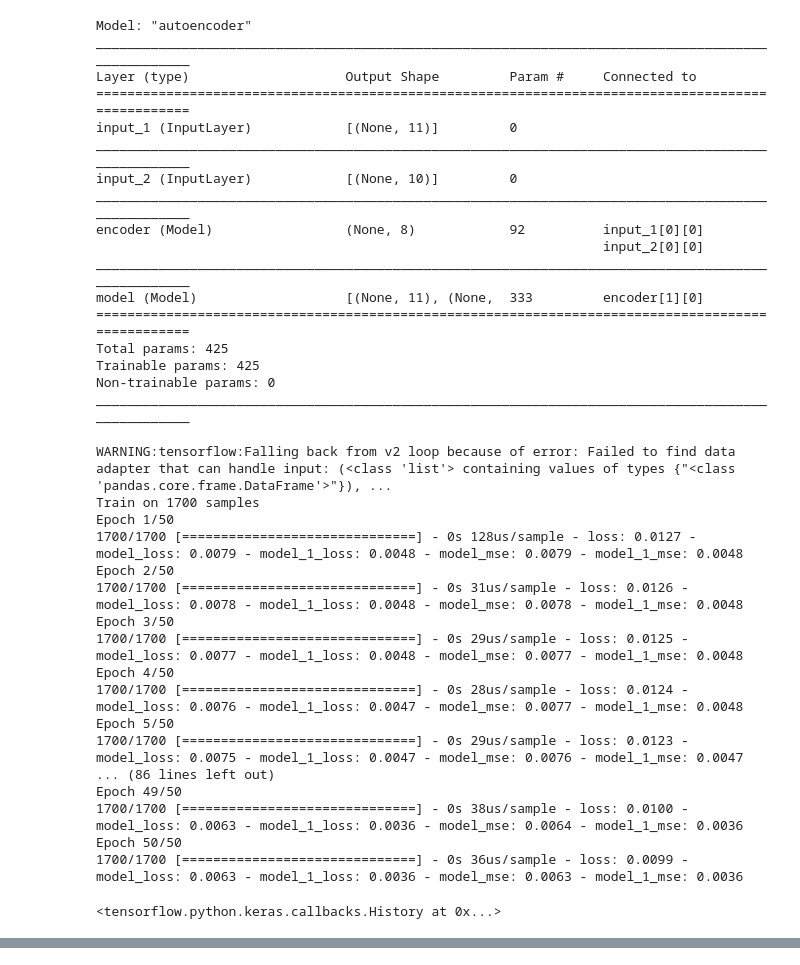
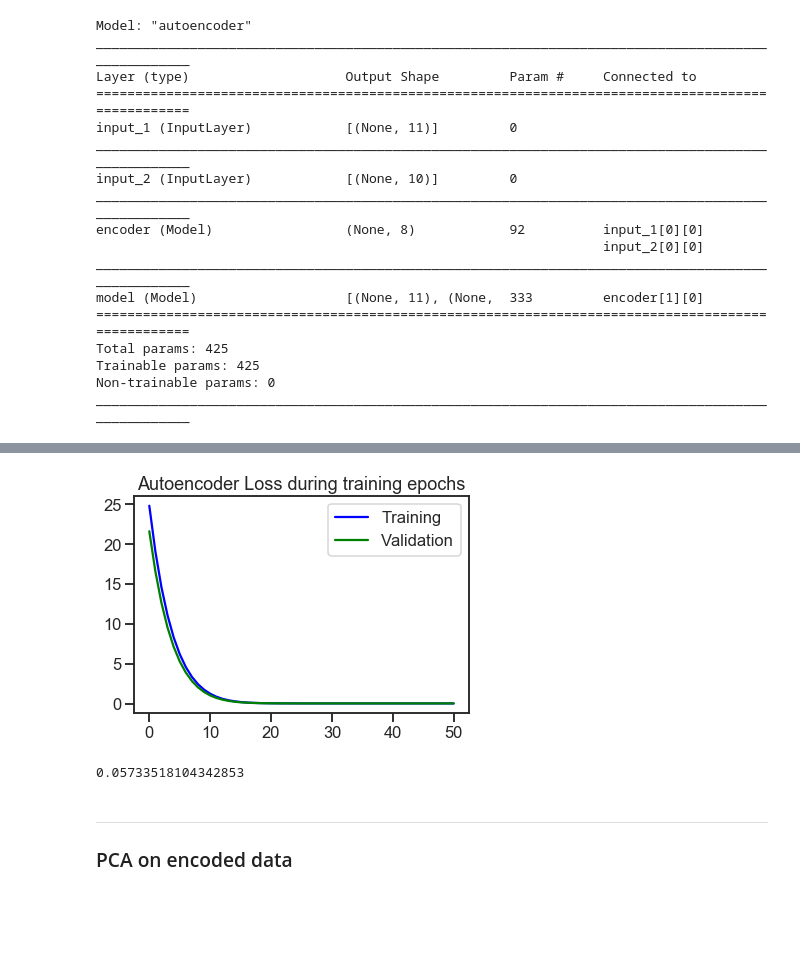
Before and after one commit to TomasSuarezL/oss-stage-2019, a Jupyter notebook: CTG Dataset/CTG_dataset_multi_input.ipynb, the cells around one changed output, grey strips where cells are left out. Drawn from its saved outputs; the diff is of its cells as text; code cells hidden in the pictures; blank space fills up the shorter version.

Commit message:
CTG autoencoder multi-input testing

```diff
--- a/CTG Dataset/CTG_dataset_multi_input.ipynb
+++ b/CTG Dataset/CTG_dataset_multi_input.ipynb
@@ -192,0 +198,11 @@ autoencoder.compile(optimizer=optimizer,
+# %%
+## Call autoencoder build function and get the AE, the encoder and the decoder.
+autoencoder, encoder, decoder = build_multi_autoencoder(8, (X_train_first.shape[1],X_train_second.shape[1]), tf.keras.regularizers.l2(1))
+# Set Optimizer: Adam with learning rate=0.001
+optimizer = tf.keras.optimizers.Adam(0.001)
+# Set Early Stop Callback
+early_stop = keras.callbacks.EarlyStopping(monitor='val_loss', min_delta=0.0001, patience=10,  mode='auto', baseline=None, restore_best_weights=False, verbose=1)
+# Compile the autoencoder using Mean Square Error loss function for both inputs.
+autoencoder.compile(optimizer=optimizer,
+                        loss=["mse","mse"],
+                        metrics=['mse'])
@@ -210,24 +228,21 @@ Total params: 425
 Trainable params: 425
 Non-trainable params: 0
 __________________________________________________________________________________________________
-# %%
-autoencoder.fit([X_train_first, X_train_second],[X_train_first, X_train_second], epochs=50, verbose=1)
-# %% [output]
-WARNING:tensorflow:Falling back from v2 loop because of error: Failed to find data adapter that can handle input: (<class 'list'> containing values of types {"<class 'pandas.core.frame.DataFrame'>"}), ...
-Train on 1700 samples
-Epoch 1/50
-1700/1700 [==============================] - 0s 128us/sample - loss: 0.0127 - model_loss: 0.0079 - model_1_loss: 0.0048 - model_mse: 0.0079 - model_1_mse: 0.0048
-Epoch 2/50
-1700/1700 [==============================] - 0s 31us/sample - loss: 0.0126 - model_loss: 0.0078 - model_1_loss: 0.0048 - model_mse: 0.0078 - model_1_mse: 0.0048
-Epoch 3/50
-1700/1700 [==============================] - 0s 29us/sample - loss: 0.0125 - model_loss: 0.0077 - model_1_loss: 0.0048 - model_mse: 0.0077 - model_1_mse: 0.0048
-Epoch 4/50
-1700/1700 [==============================] - 0s 28us/sample - loss: 0.0124 - model_loss: 0.0076 - model_1_loss: 0.0047 - model_mse: 0.0077 - model_1_mse: 0.0048
-Epoch 5/50
-1700/1700 [==============================] - 0s 29us/sample - loss: 0.0123 - model_loss: 0.0075 - model_1_loss: 0.0047 - model_mse: 0.0076 - model_1_mse: 0.0047
-... (86 lines left out)
-Epoch 49/50
-1700/1700 [==============================] - 0s 38us/sample - loss: 0.0100 - model_loss: 0.0063 - model_1_loss: 0.0036 - model_mse: 0.0064 - model_1_mse: 0.0036
-Epoch 50/50
-1700/1700 [==============================] - 0s 36us/sample - loss: 0.0099 - model_loss: 0.0063 - model_1_loss: 0.0036 - model_mse: 0.0063 - model_1_mse: 0.0036
-<tensorflow.python.keras.callbacks.History at 0x...>
+# %%
+history = autoencoder.fit([X_train_first, X_train_second],[X_train_first, X_train_second],
+                          validation_data=([X_test_first,X_test_second],[X_test_first,X_test_second]),
+                          epochs=1000,
+                          verbose=0,
+                         callbacks=[early_stop])
+
+plt.plot(history.history["loss"], c = 'b', label = "Training")
+plt.plot(history.history["val_loss"], c = 'g', label = "Validation")
+plt.title("Autoencoder Loss during training epochs")
+plt.legend()
+plt.show()
+
+# l2 c=0.001 ->
+# l2 c=0.01 -> 0.057
+# l2 c=0.1 -> 0.057
+# l2 c=1 -> 0.057
+# %% [output]
@@ -233,0 +251,6 @@ Epoch 50/50
+[figure, added]
+# %%
+history.history["val_loss"][-1]
+history.history["loss"][-1]
+# %% [output]
+0.05733518104342853
@@ -233,0 +267,3 @@ Epoch 50/50
+# %% [markdown]
+______________________________________
+### PCA on encoded data
```
Also changed, not shown: parts of 16 cells of this notebook, 1 other file.
